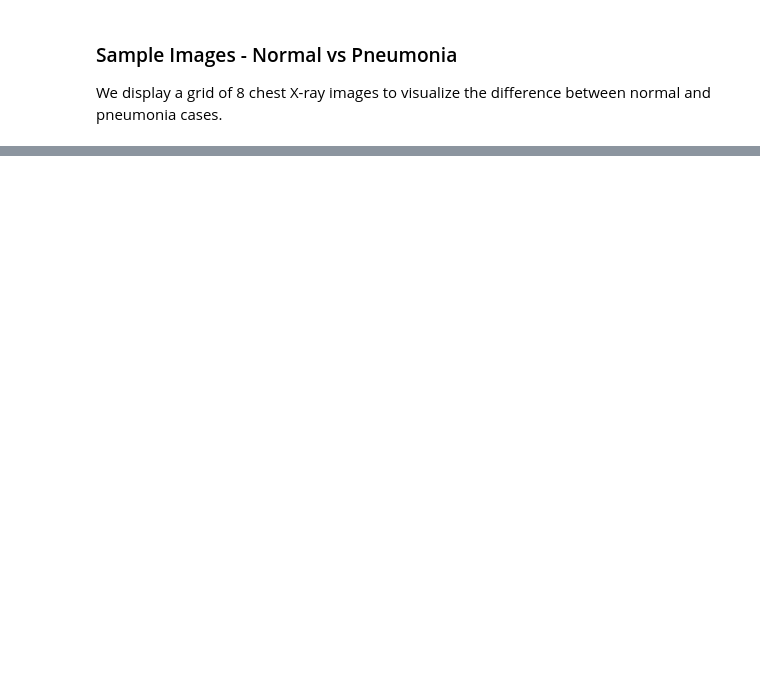
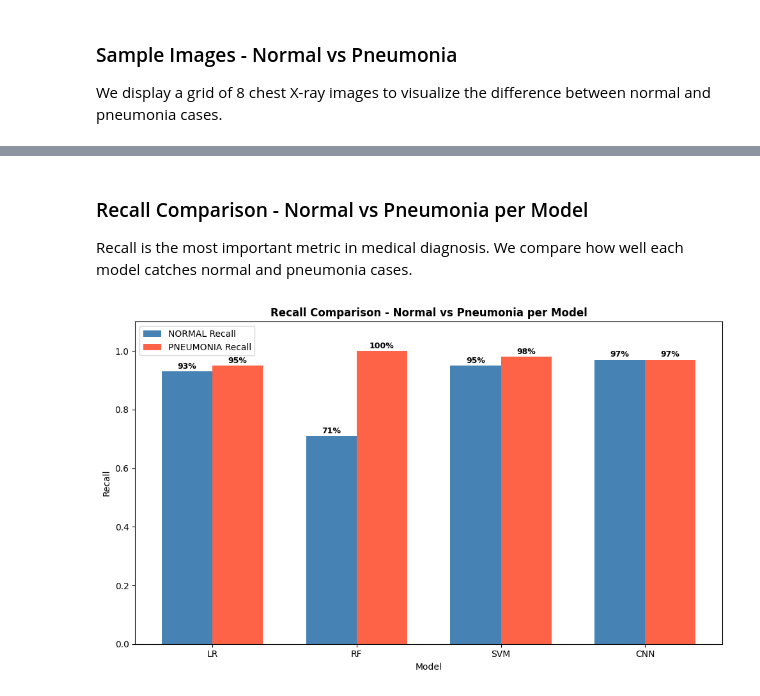
Before and after one commit to eliezaylaa/zoidberg, a Jupyter notebook: chest_Xray/zoidberg.ipynb, the cells around one changed output, grey strips where cells are left out. Saved outputs shown, nothing was run; the diff lists cells and outputs as text; code cells hidden in the pictures; blank space fills up the shorter version.

```diff
--- a/chest_Xray/zoidberg.ipynb
+++ b/chest_Xray/zoidberg.ipynb
@@ -673,0 +697,35 @@ plt.show()
+# %% [markdown]
+### Recall Comparison - Normal vs Pneumonia per Model
+Recall is the most important metric in medical diagnosis.
+We compare how well each model catches normal and pneumonia cases.
+# %%
+models = ['LR', 'RF', 'SVM', 'CNN']
+normal_recall = [0.93, 0.71, 0.95, 0.97]
+pneumonia_recall = [0.95, 1.00, 0.98, 0.97]
+
+x = np.arange(len(models))
+width = 0.35
+
+fig, ax = plt.subplots(figsize=(10, 6))
+bars1 = ax.bar(x - width/2, normal_recall, width, label='NORMAL Recall', color='steelblue')
+bars2 = ax.bar(x + width/2, pneumonia_recall, width, label='PNEUMONIA Recall', color='tomato')
+
+ax.set_title('Recall Comparison - Normal vs Pneumonia per Model', fontweight='bold')
+ax.set_ylabel('Recall')
+ax.set_xlabel('Model')
+ax.set_xticks(x)
+ax.set_xticklabels(models)
+ax.set_ylim(0, 1.1)
+ax.legend()
+
+for bar in bars1:
+    ax.text(bar.get_x() + bar.get_width()/2, bar.get_height() + 0.01,
+            f'{bar.get_height():.0%}', ha='center', fontweight='bold', fontsize=9)
+for bar in bars2:
+    ax.text(bar.get_x() + bar.get_width()/2, bar.get_height() + 0.01,
+            f'{bar.get_height():.0%}', ha='center', fontweight='bold', fontsize=9)
+
+plt.tight_layout()
+plt.show()
+# %% [output]
+[figure, added]
```
Also changed, not shown: parts of 12 cells of this notebook, 1 other file.
